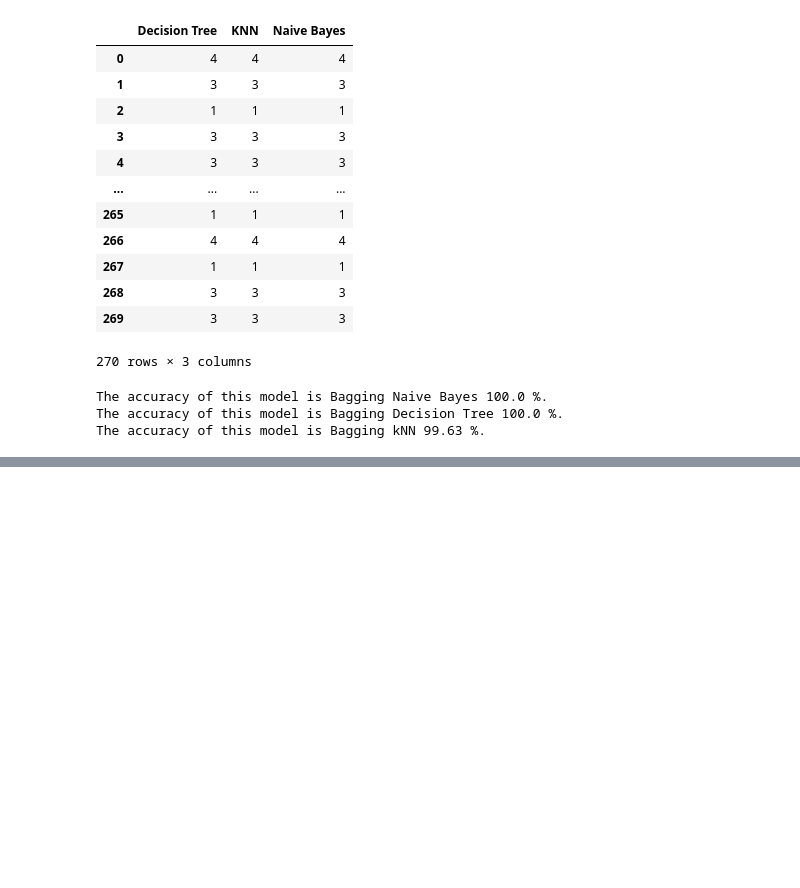
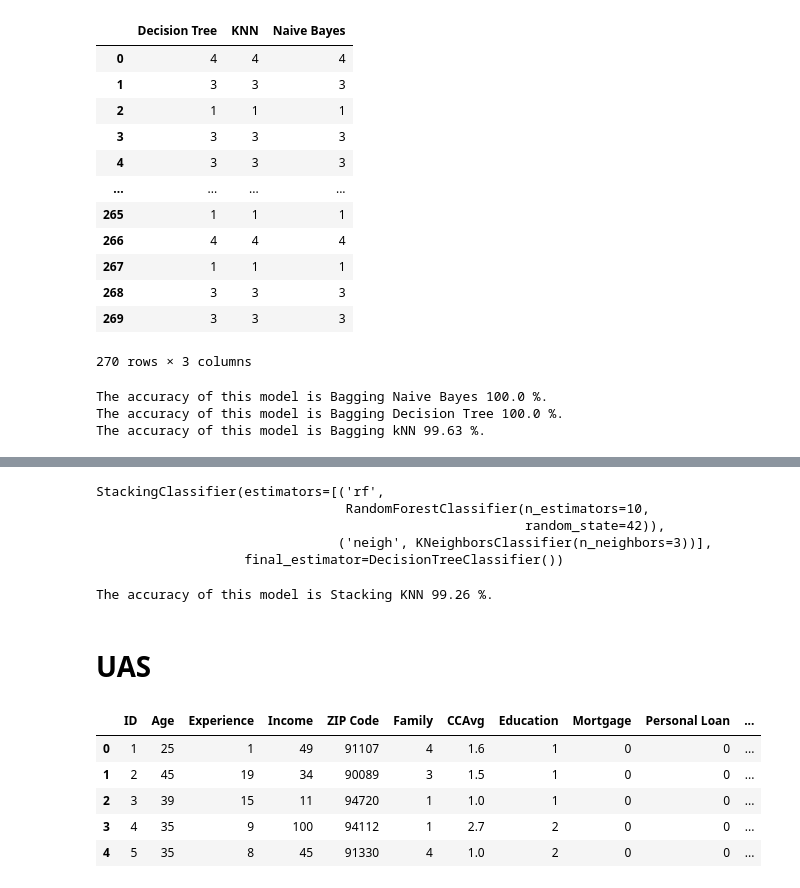
Before and after one commit to Fadhila-Zahra/datamining, a Jupyter notebook: _sources/notebooks.ipynb, the cells around one changed output, grey strips where cells are left out. Cells and saved outputs as stored; diff of their text form; code cells hidden in the pictures; blank space fills up the shorter version.

```diff
--- a/_sources/notebooks.ipynb
+++ b/_sources/notebooks.ipynb
@@ -2173,0 +2190,8 @@ The accuracy of this model is Bagging kNN 99.63 %.
+# %%
+clf.fit(X_trainn_min_max, y_trainn_min_max)
+# %% [output]
+StackingClassifier(estimators=[('rf',
+                                RandomForestClassifier(n_estimators=10,
+                                                       random_state=42)),
+                               ('neigh', KNeighborsClassifier(n_neighbors=3))],
+                   final_estimator=DecisionTreeClassifier())
@@ -2173,0 +2200,7 @@ The accuracy of this model is Bagging kNN 99.63 %.
+# %%
+accuracy1 = round(100 * accuracy_score(y_testn_min_max, y_predict), 2)
+print('The accuracy of this model is Stacking KNN {} %.'.format(accuracy1))
+# %% [output]
+The accuracy of this model is Stacking KNN 99.26 %.
+# %% [markdown]
+# UAS
@@ -2173,0 +2222,11 @@ The accuracy of this model is Bagging kNN 99.63 %.
+# %%
+# Membaca data csv
+loan = pd.read_csv("https://raw.githubusercontent.com/Fadhila-Zahra/datamining/main/Bank_Personal_Loan_Modelling.csv")
+loan.head()
+# %% [output]
+|  | ID | Age | Experience | Income | ZIP Code | Family | CCAvg | Education | Mortgage | Personal Loan | ... |
+| 0 | 1 | 25 | 1 | 49 | 91107 | 4 | 1.6 | 1 | 0 | 0 | ... |
+| 1 | 2 | 45 | 19 | 34 | 90089 | 3 | 1.5 | 1 | 0 | 0 | ... |
+| 2 | 3 | 39 | 15 | 11 | 94720 | 1 | 1.0 | 1 | 0 | 0 | ... |
+| 3 | 4 | 35 | 9 | 100 | 94112 | 1 | 2.7 | 2 | 0 | 0 | ... |
+| 4 | 5 | 35 | 8 | 45 | 91330 | 4 | 1.0 | 2 | 0 | 0 | ... |
```
Also changed, not shown: parts of 57 cells of this notebook, 8 other files.
